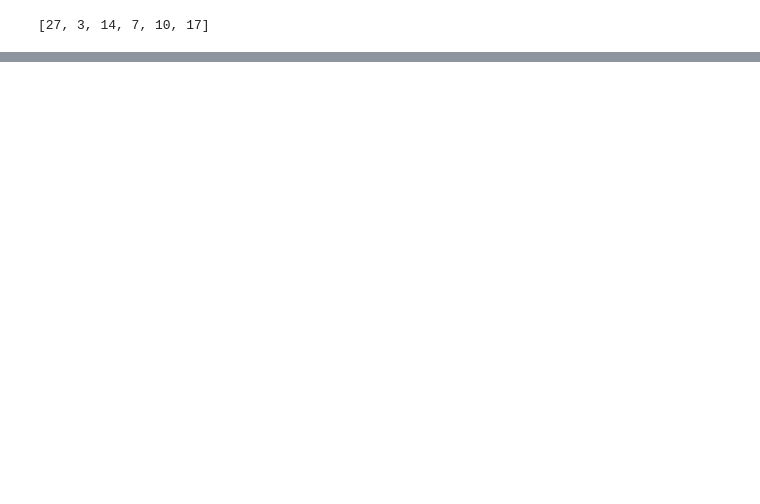
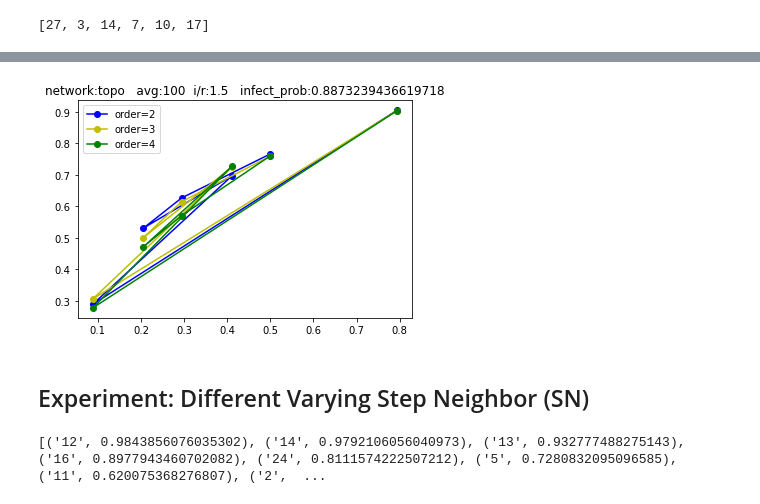
Before and after one commit to odunayo12/Skoltech-PhD-Thesis, a Jupyter notebook: _codes/SIR/Influential-nodes-identification-in-complex-networks-via-information-entropy/experiments and data/different_order_in_EnRenewRank.ipynb, the cells around one changed output, grey strips where cells are left out. Cells and saved outputs as stored; diff of their text form; code cells hidden in the pictures; blank space fills up the shorter version.

```diff
--- a/_codes/SIR/Influential-nodes-identification-in-complex-networks-via-information-entropy/experiments and data/different_order_in_EnRenewRank.ipynb
+++ b/_codes/SIR/Influential-nodes-identification-in-complex-networks-via-information-entropy/experiments and data/different_order_in_EnRenewRank.ipynb
@@ -50,0 +43,11 @@ print(topk_list)
+# %%
+
+combined_dict, combined_dict_k_2 = varying_examples(
+    tmp_t_SN[0][1], tmp_t_hub[1][2])
+# Get ranked result
+opti_rank_1, ranked_nodes_1 = rank_result(combined_dict, combined_dict_k_2)
+opti_rank_2, ranked_nodes_2 = rank_result(*varying_examples(tmp_t_SN[0][1], tmp_t_hub[2][3]))
+opti_rank_3, ranked_nodes_3 = rank_result(*varying_examples(tmp_t_SN[0][1], tmp_t_hub[3][4]))
+opti_rank_4, ranked_nodes_4= rank_result(*varying_examples(tmp_t_SN[0][1], tmp_t_hub[4][5]))
+
+print(opti_rank_4)
@@ -51,5 +65,5 @@ print(topk_list)
 # %%
-max_topk = round(max(topk_list) * nx.number_of_nodes(G))
+max_topk = round(max(r) * nx.number_of_nodes(G))
 newmethod_1_rank = EnRenewRank(G, max_topk, 1)
 print('done')
 newmethod_2_rank = EnRenewRank(G, max_topk, 2)
@@ -80,3 +93,10 @@ for k in tqdm(topk_list):
     newmethod_2_rankresult.append(get_sir_result(G, newmethod_2_rank, topk, avg, infect_prob, cover_prob, max_iter)[-1] / nx.number_of_nodes(G))
     newmethod_3_rankresult.append(get_sir_result(G, newmethod_3_rank, topk, avg, infect_prob, cover_prob, max_iter)[-1] / nx.number_of_nodes(G))
     newmethod_4_rankresult.append(get_sir_result(G, newmethod_4_rank, topk, avg, infect_prob, cover_prob, max_iter)[-1] / nx.number_of_nodes(G))
+print(newmethod_1_rankresult)
+
+# ranked_nodes_1_SIR = [get_sir_result(G, ranked_nodes_1, k, avg, infect_prob, cover_prob, max_iter)[-1]/ nx.number_of_nodes(G) for k in tqdm(topk_list)]
+ranked_nodes_2_SIR = [get_sir_result(G, ranked_nodes_2, k, avg, infect_prob, cover_prob, max_iter)[-1]/ nx.number_of_nodes(G) for k in tqdm(topk_list)]
+ranked_nodes_3_SIR = [get_sir_result(G, ranked_nodes_3, k, avg, infect_prob, cover_prob, max_iter)[-1]/ nx.number_of_nodes(G) for k in tqdm(topk_list)]
+ranked_nodes_4_SIR = [get_sir_result(G, ranked_nodes_4, k, avg, infect_prob, cover_prob, max_iter)[-1]/ nx.number_of_nodes(G) for k in tqdm(topk_list)]
+print(ranked_nodes_2_SIR, ranked_nodes_3_SIR)
@@ -91,0 +118,22 @@ plt.show()
+# %%
+%matplotlib inline
+plt.title('network:{}   avg:{}  i/r:{}   infect_prob:{}'.format(data_file, avg, atio, infect_prob))
+# plt.plot(np.array(topk_list) / nx.number_of_nodes(G), ranked_nodes_1_SIR, 'r-o', label='order=1')
+plt.plot(np.array(topk_list) / nx.number_of_nodes(G), ranked_nodes_2_SIR, 'b-o', label='order=2')
+plt.plot(np.array(topk_list) / nx.number_of_nodes(G), ranked_nodes_3_SIR, 'y-o', label='order=3')
+plt.plot(np.array(topk_list) / nx.number_of_nodes(G), ranked_nodes_4_SIR, 'g-o', label='order=4')
+plt.legend()
+plt.show()
+# %% [output]
+[figure, added]
+# %% [markdown]
+## Experiment: Different Varying Step Neighbor (SN)
+# %%
+# Get ranked result
+opti_rank_2_SN, ranked_nodes_2_SN = rank_result(*varying_examples(tmp_t_SN[0][1], tmp_t_SN[2][3]))
+opti_rank_3_SN, ranked_nodes_3_SN = rank_result(*varying_examples(tmp_t_SN[0][1], tmp_t_SN[3][4]))
+opti_rank_4_SN, ranked_nodes_4_SN= rank_result(*varying_examples(tmp_t_SN[0][1], tmp_t_SN[4][5]))
+
+print(ranked_nodes_4_SN)
+# %% [output]
+[('12', 0.9843856076035302), ('14', 0.9792106056040973), ('13', 0.932777488275143), ('16', 0.8977943460702082), ('24', 0.8111574222507212), ('5', 0.7280832095096585), ('11', 0.620075368276807), ('2',  ...
```
Also changed, not shown: parts of 14 cells of this notebook, 5 other files.
